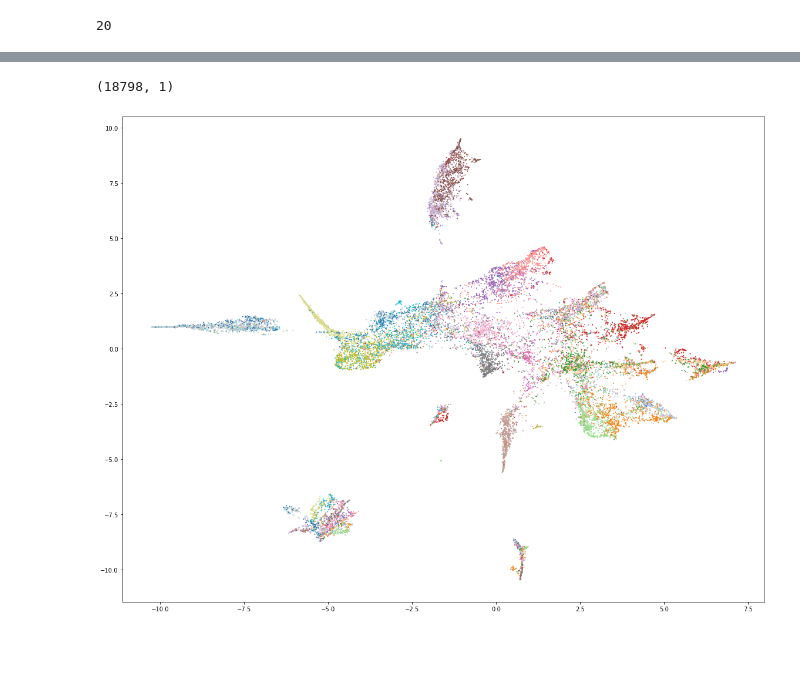
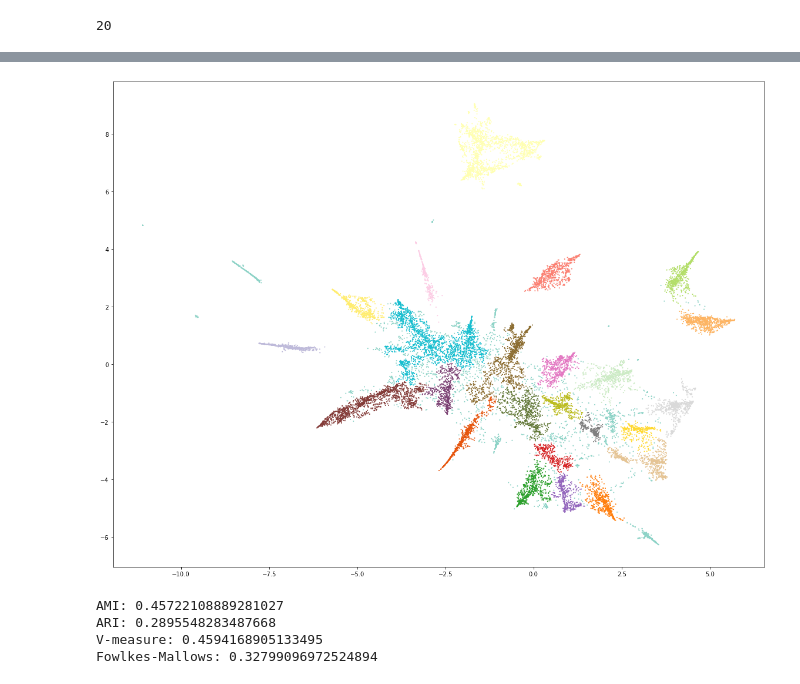
Before and after one commit to thalvari/nlp20_project, a Jupyter notebook: test.ipynb, the cells around one changed output, grey strips where cells are left out. Cells and saved outputs as stored; diff of their text form; code cells hidden in the pictures; blank space fills up the shorter version.

```diff
--- a/test.ipynb
+++ b/test.ipynb
@@ -80,11 +98,9 @@ embedding = spectral_embedding(similarity_matrix, n_components=50, drop_first=Fa
 # %%
+print(embedding.shape)
 df = pd.DataFrame(embedding)
-print(df.shape)
 first_ev = df[0].values.round(10)
-print(first_ev)
 counter = Counter(first_ev)
 largest_cc_calue = counter.most_common(1)[0][0]
-print(largest_cc_calue)
-df_largest_cc = df[first_ev == largest_cc_calue]
-print(df_largest_cc.values)
+embedding_largest_cc_only = df[first_ev == largest_cc_calue].values
+print(embedding_largest_cc_only.shape)
 # %% [output]
@@ -135,4 +117,4 @@ The keyword argument 'parallel=True' was specified but no transformation for par
 # %%
-# embedding_2 = UMAP(
-#     n_components=2, n_neighbors=30, min_dist=0.0, random_state=random_state
-# ).fit_transform(df_largest_cc.values)
+embedding_2d = UMAP(
+    n_components=2, n_neighbors=30, min_dist=0.0, random_state=random_state
+).fit_transform(embedding_largest_cc_only)
@@ -138,0 +132,8 @@ The keyword argument 'parallel=True' was specified but no transformation for par
+# %%
+clusters = HDBSCAN(
+    min_samples=1, min_cluster_size=250, core_dist_n_jobs=-1
+).fit_predict(embedding_2d)
+counter = Counter(clusters)
+print(f"clusters: {np.amax(clusters) + 1}")
+print(f"cluster sizes: {sorted(counter.items(), key=lambda x: x[1], reverse=True)}")
+print(f"noise level: {np.round(counter[-1] / len(clusters), 3)}")
@@ -138,0 +153,8 @@ The keyword argument 'parallel=True' was specified but no transformation for par
+# %%
+palette = plt.cm.Set3.colors \
+          + plt.cm.Set2.colors[5:7] \
+          + plt.cm.tab10.colors[:-1] \
+          + tuple(plt.cm.tab20c.colors[i] for i in [4]) \
+          + tuple(plt.cm.tab20b.colors[i] for i in [0, 4, 8, 12, 16]) \
+          + plt.cm.tab10.colors[-1:]
+cmap = LinearSegmentedColormap.from_list("custom", palette, N=len(palette))
@@ -139,11 +171,17 @@ The keyword argument 'parallel=True' was specified but no transformation for par
 # %%
-y_df = pd.DataFrame(y)
-y_df = y_df[first_ev == largest_cc_calue]
-print(y_df.shape)
 plt.figure(figsize=(16, 12))
-plt.scatter(embedding_2[:, 0], embedding_2[:, 1], c=y_df.values, s=1, cmap="tab20")
+plt.scatter(embedding_2d[:, 0], embedding_2d[:, 1], c=clusters, s=1, cmap=cmap)
 plt.tight_layout()
 plt.show()
 # %% [output]
-(18798, 1)
-[figure, old version]
+[figure, new version]
+# %%
+print(f"AMI: {adjusted_mutual_info_score(y_df.values.flatten() , clusters)}")
+print(f"ARI: {adjusted_rand_score(y_df.values.flatten() , clusters)}")
+print(f"V-measure: {v_measure_score(y_df.values.flatten() , clusters)}")
+print(f"Fowlkes-Mallows: {fowlkes_mallows_score(y_df.values.flatten() , clusters)}")
+# %% [output]
+AMI: 0.45722108889281027
+ARI: 0.2895548283487668
+V-measure: 0.4594168905133495
+Fowlkes-Mallows: 0.32799096972524894
```
Also changed, not shown: parts of 13 cells of this notebook, 3 other files.
